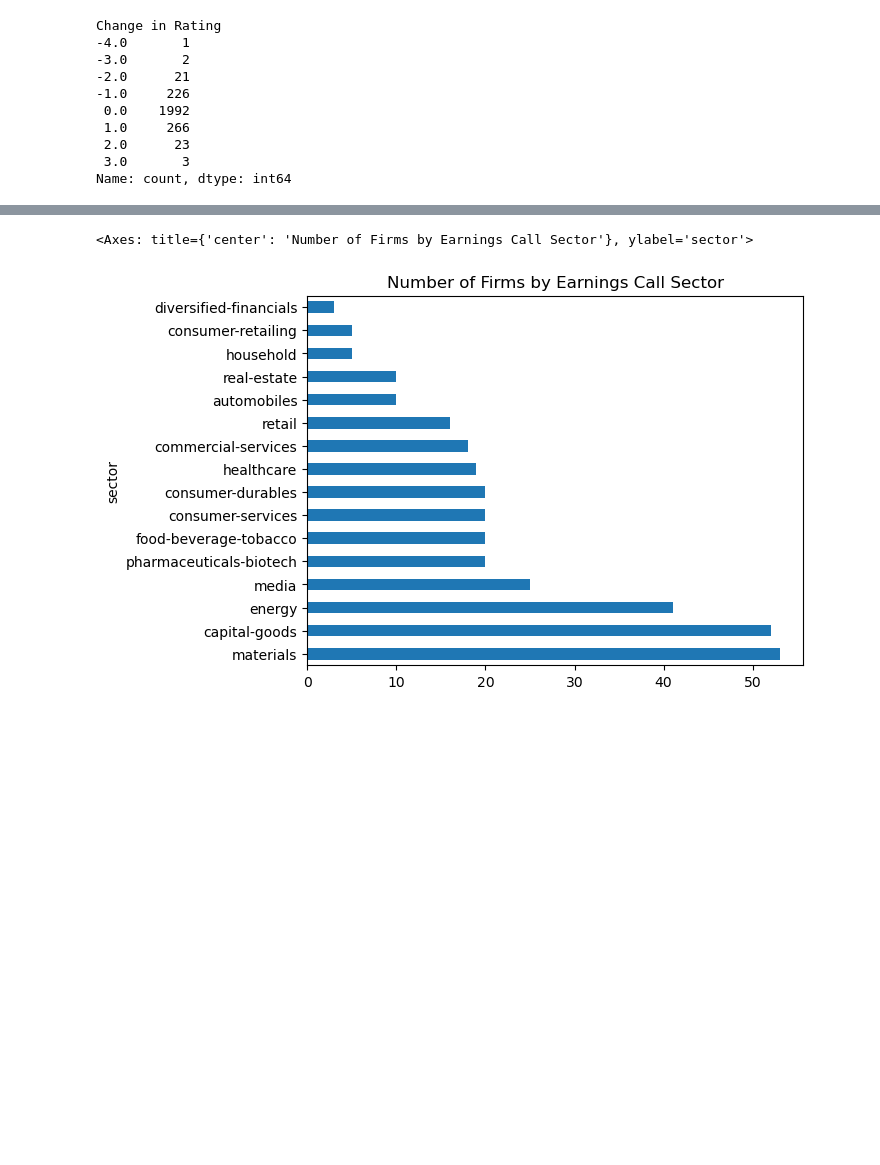
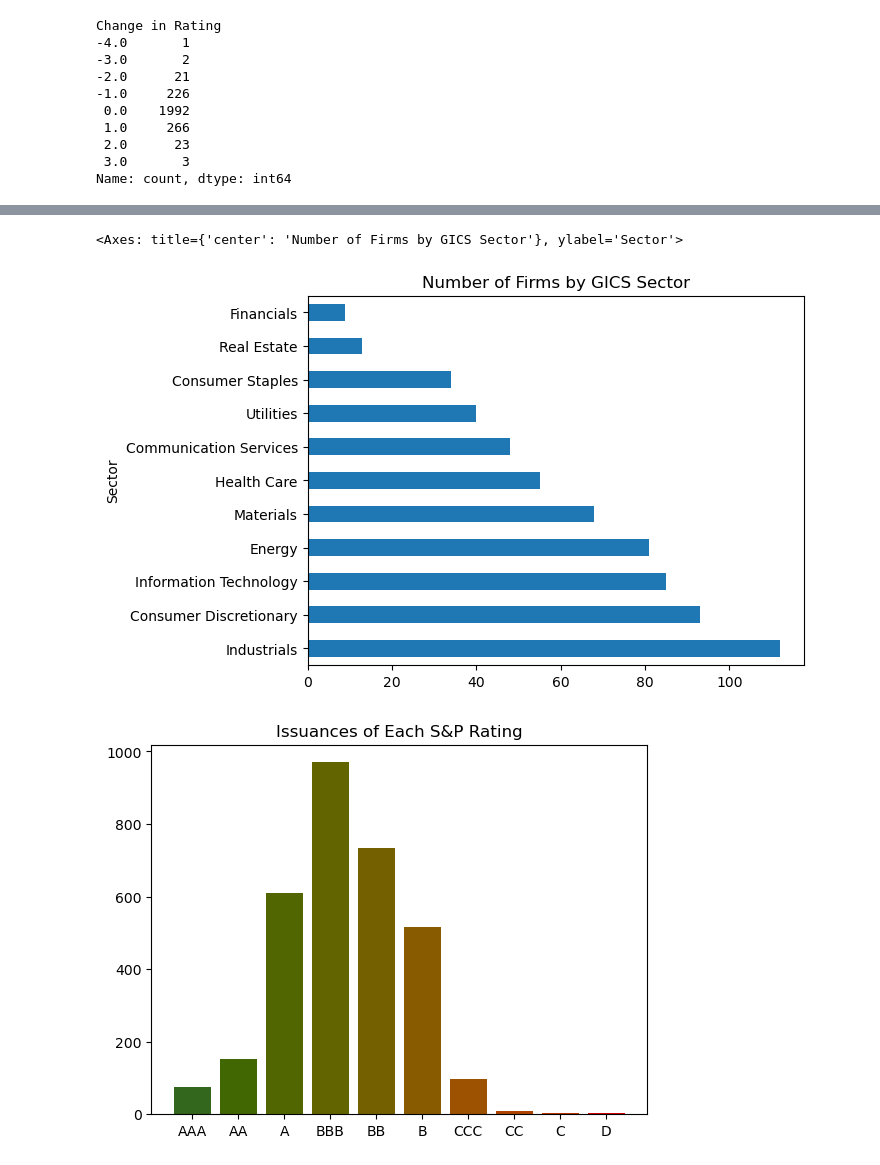
Before and after one commit to current12/Stat-222-Project, a Jupyter notebook: Code/Exploratory Data Analysis/Credit Ratings EDA.ipynb, the cells around one changed output, grey strips where cells are left out. Cells and saved outputs as stored; diff of their text form; code cells hidden in the pictures; blank space fills up the shorter version.

```diff
--- a/Code/Exploratory Data Analysis/Credit Ratings EDA.ipynb
+++ b/Code/Exploratory Data Analysis/Credit Ratings EDA.ipynb
@@ -262,6 +276,13 @@ s_and_p_2010_2016_data['sector'].value_counts().plot(kind='barh', title='Number
 # %%
-# Distribution of firm by sector
-s_and_p_2010_2016_data[['Symbol', 'sector']].drop_duplicates()['sector'].value_counts().plot(kind='barh', title='Number of Firms by Earnings Call Sector')
+# Distribution of firm by Sector
+s_and_p_2010_2016_data[['Symbol', 'Sector']].drop_duplicates()['Sector'].value_counts().plot(kind='barh', title='Number of Firms by GICS Sector')
 # %% [output]
-<Axes: title={'center': 'Number of Firms by Earnings Call Sector'}, ylabel='sector'>
+<Axes: title={'center': 'Number of Firms by GICS Sector'}, ylabel='Sector'>
-[figure, old version]
+[figure, new version]
+# %%
+# Create plot
+plt.bar(s_and_p_2010_2016_data['Rating'].value_counts().sort_index().index, s_and_p_2010_2016_data['Rating'].value_counts().sort_index(), color=[hex_code_mapper[i] for i in bar_order])
+plt.title('Issuances of Each S&P Rating')
+plt.show()
+# %% [output]
+[figure, added]
```
Also changed, not shown: parts of 8 cells of this notebook.
